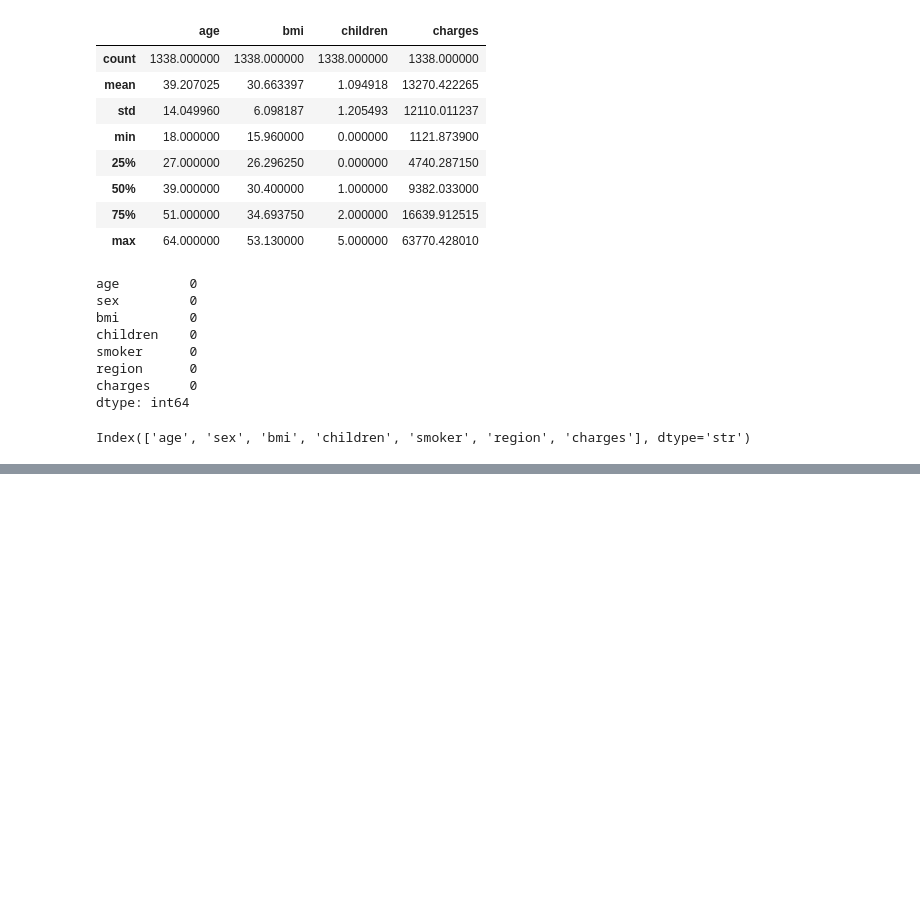
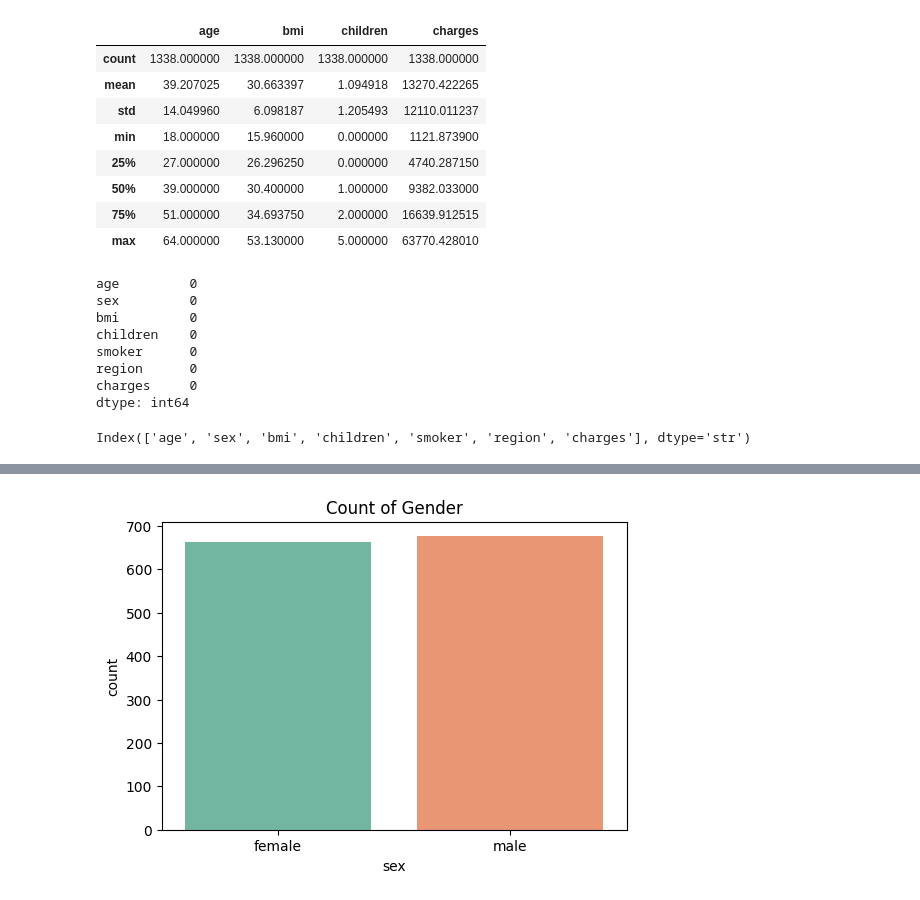
Before and after one commit to laxmansharma1811/Feature_Extraction_Project, a Jupyter notebook: insurance.ipynb, the cells around one changed output, grey strips where cells are left out. Cells and saved outputs as stored; diff of their text form; code cells hidden in the pictures; blank space fills up the shorter version.

```diff
--- a/insurance.ipynb
+++ b/insurance.ipynb
@@ -80,0 +88,7 @@ for cols in numeric_cols:
+# %%
+plt.figure(figsize=(6, 4))
+sns.countplot(data=df, x='sex', palette='Set2')
+plt.title('Count of Gender')
+plt.show()
+# %% [output]
+[figure, added]
```
Also changed, not shown: parts of 3 cells of this notebook.
